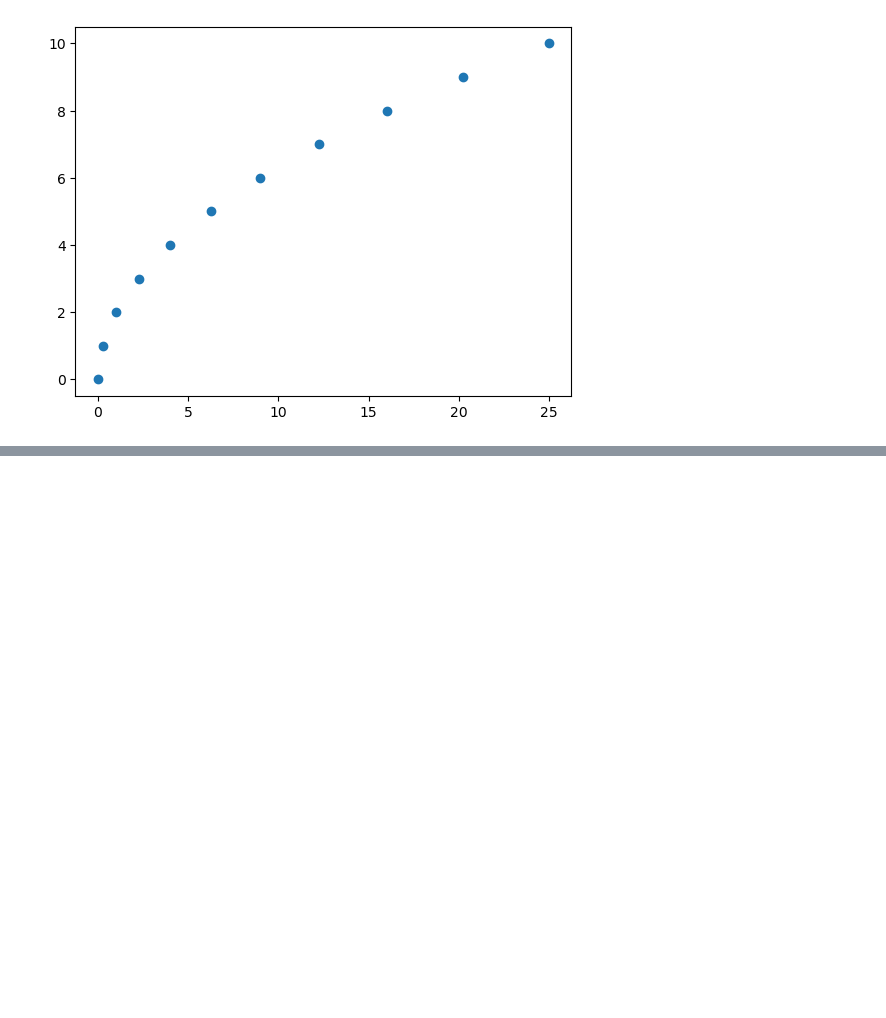
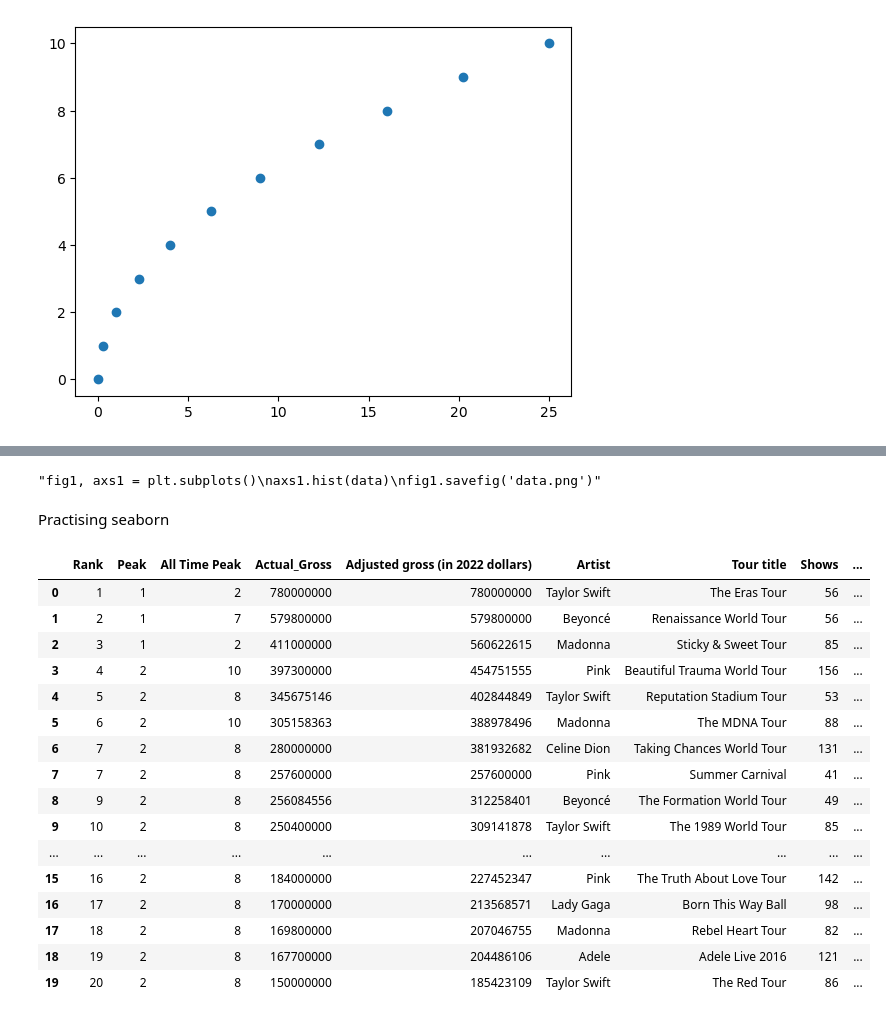
Before and after one commit to Limbu-Unish/Pandas_Content, a Jupyter notebook: Datavisualization_Finalized_dataset.ipynb, the cells around one changed output, grey strips where cells are left out. Cells and saved outputs as stored; diff of their text form; code cells hidden in the pictures; blank space fills up the shorter version.

```diff
--- a/Datavisualization_Finalized_dataset.ipynb
+++ b/Datavisualization_Finalized_dataset.ipynb
@@ -80,3 +80,11 @@ plt.boxplot(data)
 # %%
 #saving custom plots
 #for saving plots you should use the figure to create a plot and save it using plt.save_fig('.png')
+# %%
+'''fig1, axs1 = plt.subplots()
+axs1.hist(data)
+fig1.savefig('data.png')'''
+# %% [output]
+"fig1, axs1 = plt.subplots()\naxs1.hist(data)\nfig1.savefig('data.png')"
+# %% [markdown]
+Practising seaborn
@@ -82,0 +94,20 @@ plt.boxplot(data)
+# %%
+df
+# %% [output]
+|  | Rank | Peak | All Time Peak | Actual_Gross | Adjusted gross (in 2022 dollars) | Artist | Tour title | Shows | ... |
+| 0 | 1 | 1 | 2 | 780000000 | 780000000 | Taylor Swift | The Eras Tour | 56 | ... |
+| 1 | 2 | 1 | 7 | 579800000 | 579800000 | Beyoncé | Renaissance World Tour | 56 | ... |
+| 2 | 3 | 1 | 2 | 411000000 | 560622615 | Madonna | Sticky & Sweet Tour | 85 | ... |
+| 3 | 4 | 2 | 10 | 397300000 | 454751555 | Pink | Beautiful Trauma World Tour | 156 | ... |
+| 4 | 5 | 2 | 8 | 345675146 | 402844849 | Taylor Swift | Reputation Stadium Tour | 53 | ... |
+| 5 | 6 | 2 | 10 | 305158363 | 388978496 | Madonna | The MDNA Tour | 88 | ... |
+| 6 | 7 | 2 | 8 | 280000000 | 381932682 | Celine Dion | Taking Chances World Tour | 131 | ... |
+| 7 | 7 | 2 | 8 | 257600000 | 257600000 | Pink | Summer Carnival | 41 | ... |
+| 8 | 9 | 2 | 8 | 256084556 | 312258401 | Beyoncé | The Formation World Tour | 49 | ... |
+| 9 | 10 | 2 | 8 | 250400000 | 309141878 | Taylor Swift | The 1989 World Tour | 85 | ... |
+| ... | ... | ... | ... | ... | ... | ... | ... | ... | ... |
+| 15 | 16 | 2 | 8 | 184000000 | 227452347 | Pink | The Truth About Love Tour | 142 | ... |
+| 16 | 17 | 2 | 8 | 170000000 | 213568571 | Lady Gaga | Born This Way Ball | 98 | ... |
+| 17 | 18 | 2 | 8 | 169800000 | 207046755 | Madonna | Rebel Heart Tour | 82 | ... |
+| 18 | 19 | 2 | 8 | 167700000 | 204486106 | Adele | Adele Live 2016 | 121 | ... |
+| 19 | 20 | 2 | 8 | 150000000 | 185423109 | Taylor Swift | The Red Tour | 86 | ... |
```
Also changed, not shown: parts of 4 cells of this notebook.
